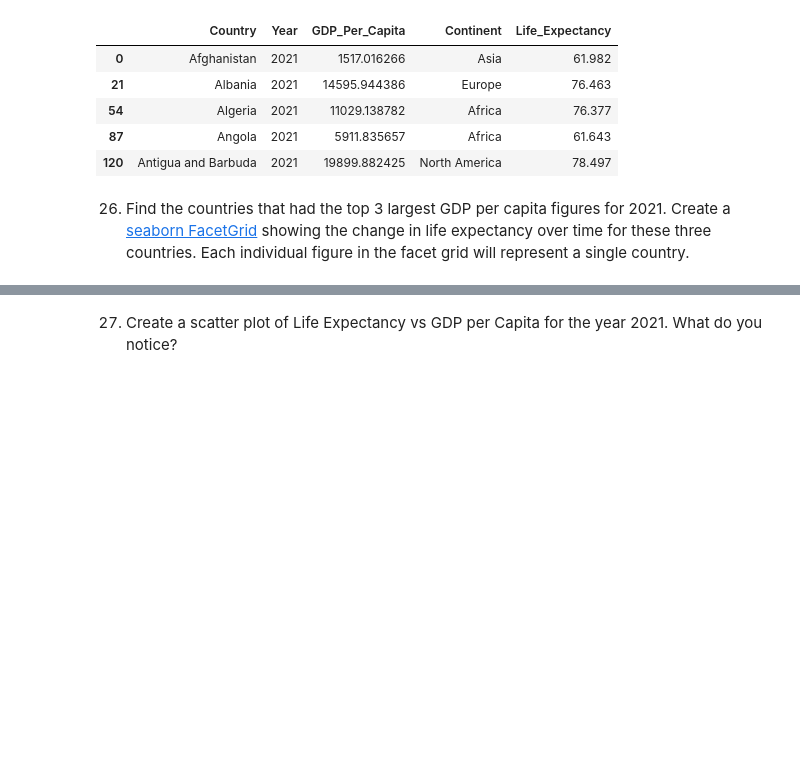
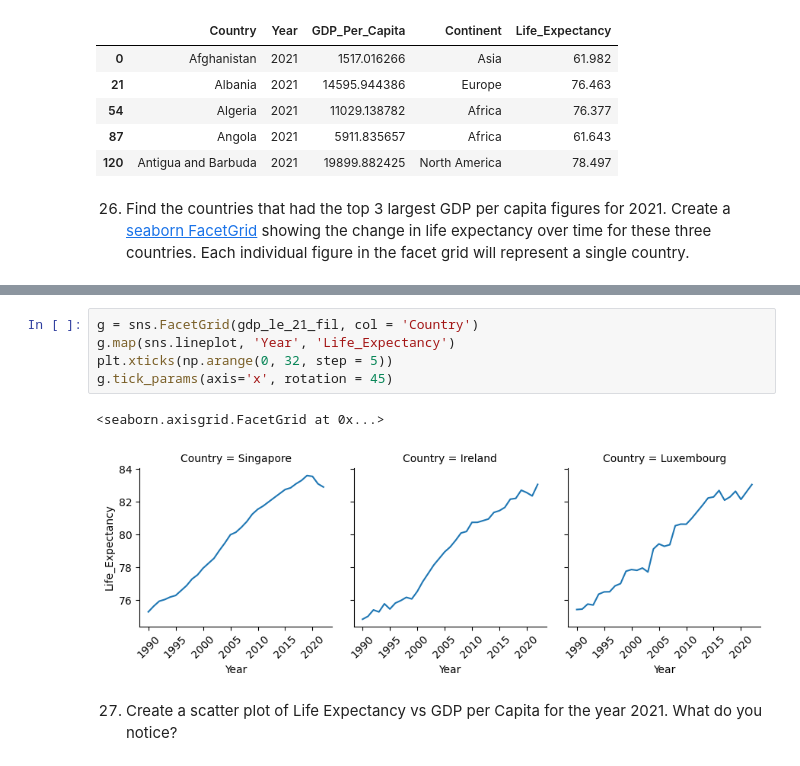
Before and after one commit to nss-data-science-cohort-8/un-exploration-vickitaylor, a Jupyter notebook: notebooks/un_data_exploration.ipynb, the cells around one changed output, grey strips where cells are left out. Cells and saved outputs as stored; diff of their text form; blank space fills up the shorter version.

```diff
--- a/notebooks/un_data_exploration.ipynb
+++ b/notebooks/un_data_exploration.ipynb
@@ -711,3 +744,11 @@ gdp_le_2021.head()
+# %%
+g = sns.FacetGrid(gdp_le_21_fil, col = 'Country')
+g.map(sns.lineplot, 'Year', 'Life_Expectancy')
+plt.xticks(np.arange(0, 32, step = 5))
+g.tick_params(axis='x', rotation = 45)
+# %% [output]
+<seaborn.axisgrid.FacetGrid at 0x...>
+[figure, added]
 # %% [markdown]
 27. Create a scatter plot of Life Expectancy vs GDP per Capita for the year 2021. What do you notice?
 # %% [markdown]
```
Also changed, not shown: parts of 9 cells of this notebook.
